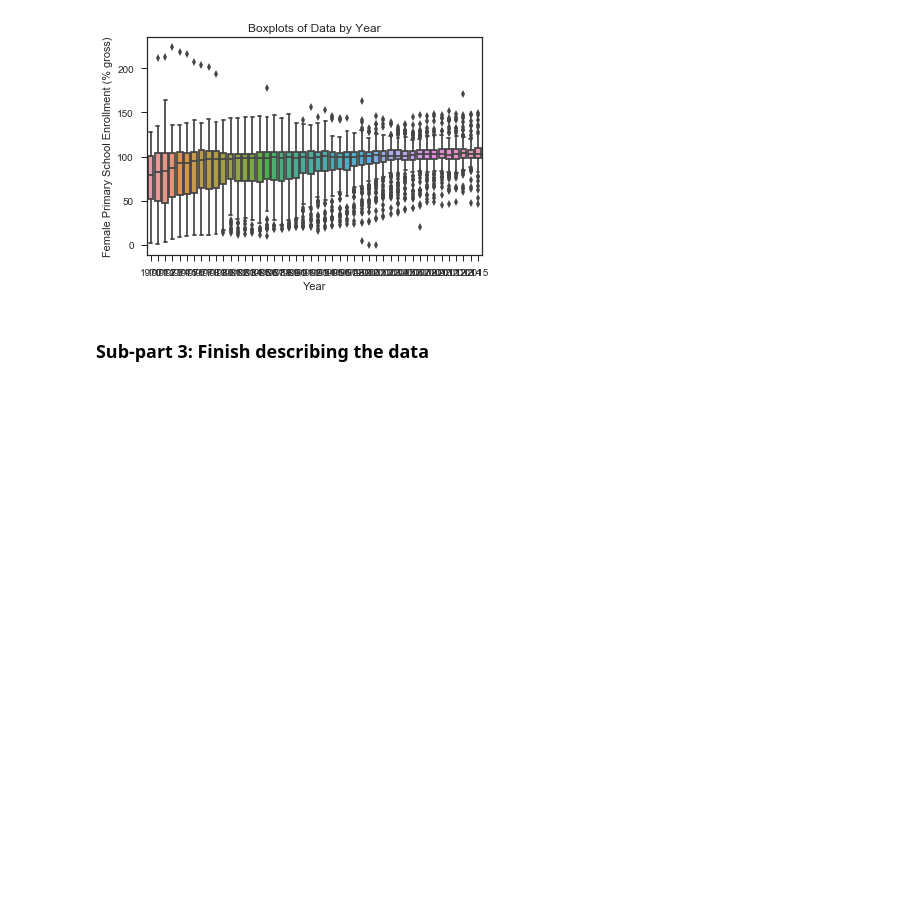
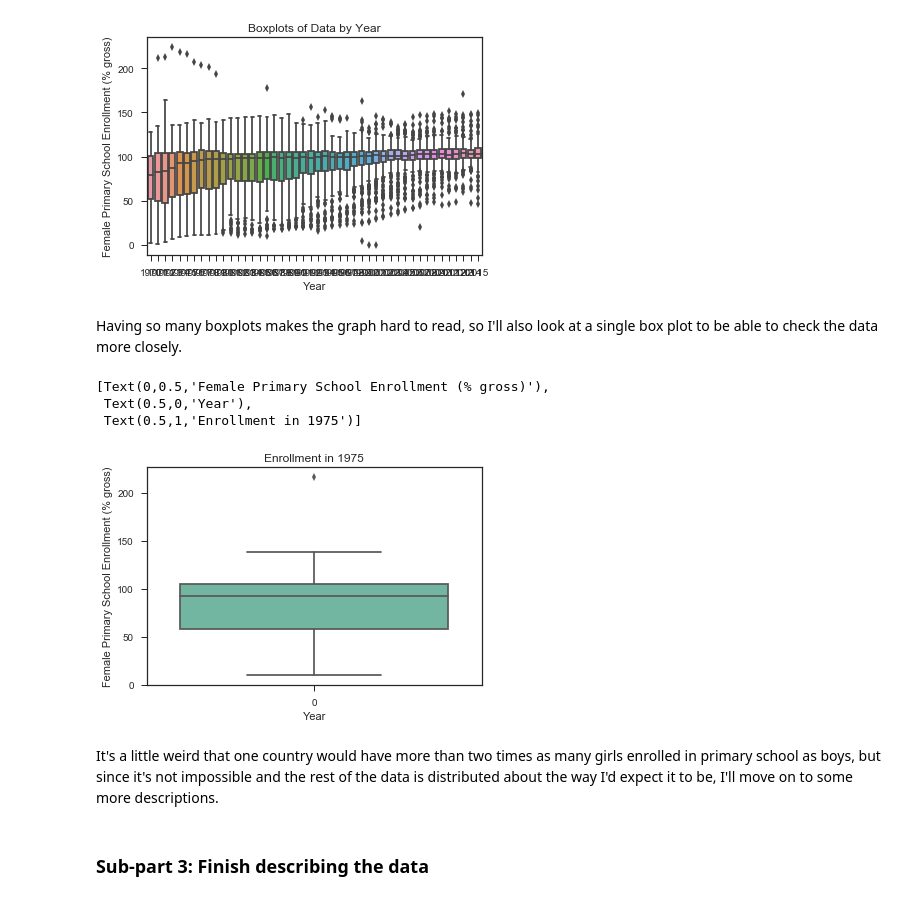
Before and after one commit to tfolkman/byu_econ_applied_machine_learning, a Jupyter notebook: hw_1.ipynb, the cells around one changed output. Cells and saved outputs as stored; diff of their text form; code cells hidden in the pictures; blank space fills up the shorter version.

```diff
--- a/hw_1.ipynb
+++ b/hw_1.ipynb
@@ -139,6 +133,18 @@ bplot.set(xlabel = 'Year', ylabel = 'Female Primary School Enrollment (% gross)'
  Text(0.5,0,'Year'),
  Text(0.5,1,'Boxplots of Data by Year')]
 [figure]
+# %% [markdown]
+Having so many boxplots makes the graph hard to read, so I'll also look at a single box plot to be able to check the data more closely.
+# %%
+bplot2 = sns.boxplot(data = wb_data['1975'])
+bplot2.set(xlabel = 'Year', ylabel = 'Female Primary School Enrollment (% gross)', title = 'Enrollment in 1975')
+# %% [output]
+[Text(0,0.5,'Female Primary School Enrollment (% gross)'),
+ Text(0.5,0,'Year'),
+ Text(0.5,1,'Enrollment in 1975')]
+[figure, added]
+# %% [markdown]
+It's a little weird that one country would have more than two times as many girls enrolled in primary school as boys, but since it's not impossible and the rest of the data is distributed about the way I'd expect it to be, I'll move on to some more descriptions.
 # %% [markdown]
 ### Sub-part 3: Finish describing the data
 # %%
```
Also changed, not shown: parts of 52 cells of this notebook.
